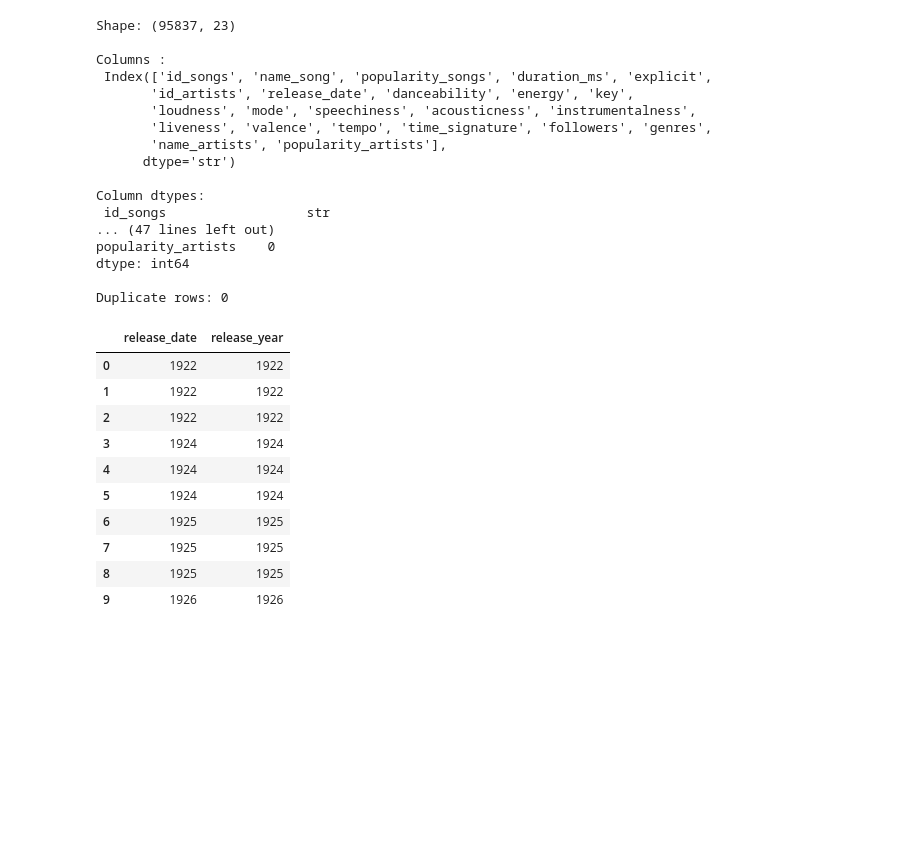
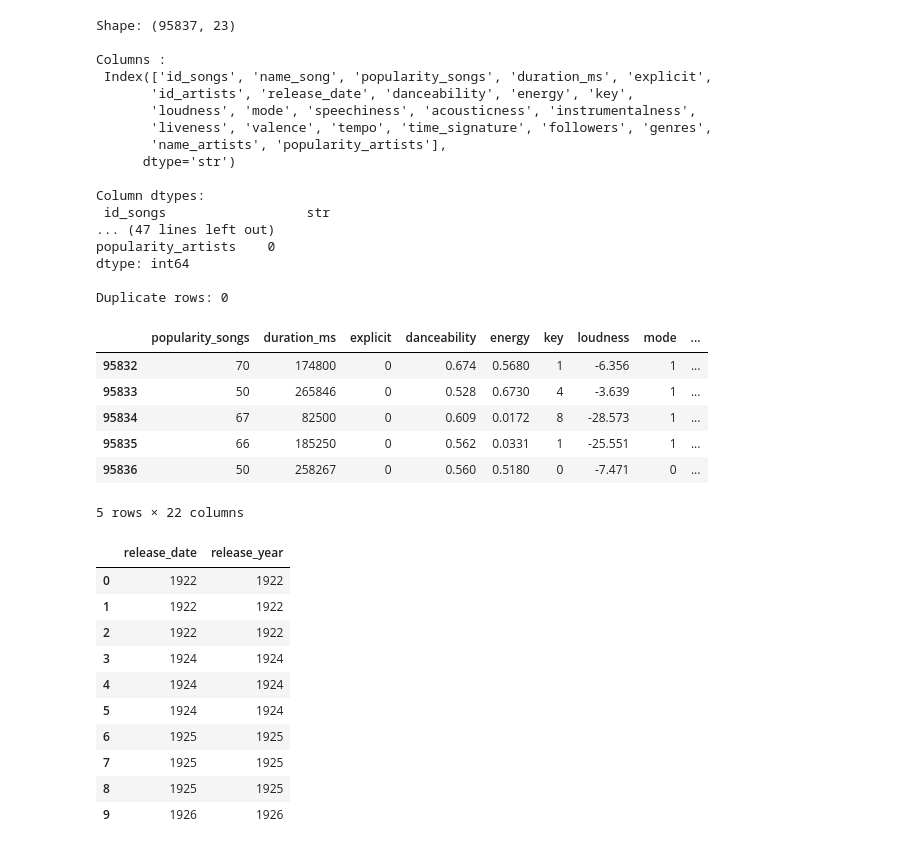
Before and after one commit to puvimj/Amazon_Music_Clustering, a Jupyter notebook: notebook/eda.ipynb, the cells around one changed output. Saved outputs shown, nothing was run; the diff lists cells and outputs as text; code cells hidden in the pictures; blank space fills up the shorter version.

```diff
--- a/notebook/eda.ipynb
+++ b/notebook/eda.ipynb
@@ -39,6 +39,16 @@ dtype: int64
 Duplicate rows: 0
 # %%
 df.head()
+# %%
+df.tail()
+# %% [output]
+|  | popularity_songs | duration_ms | explicit | danceability | energy | key | loudness | mode | ... |
+| 95832 | 70 | 174800 | 0 | 0.674 | 0.5680 | 1 | -6.356 | 1 | ... |
+| 95833 | 50 | 265846 | 0 | 0.528 | 0.6730 | 4 | -3.639 | 1 | ... |
+| 95834 | 67 | 82500 | 0 | 0.609 | 0.0172 | 8 | -28.573 | 1 | ... |
+| 95835 | 66 | 185250 | 0 | 0.562 | 0.0331 | 1 | -25.551 | 1 | ... |
+| 95836 | 50 | 258267 | 0 | 0.560 | 0.5180 | 0 | -7.471 | 0 | ... |
+5 rows × 22 columns
 # %%
 df.info()
 # %%
```
Also changed, not shown: parts of 3 cells of this notebook.
